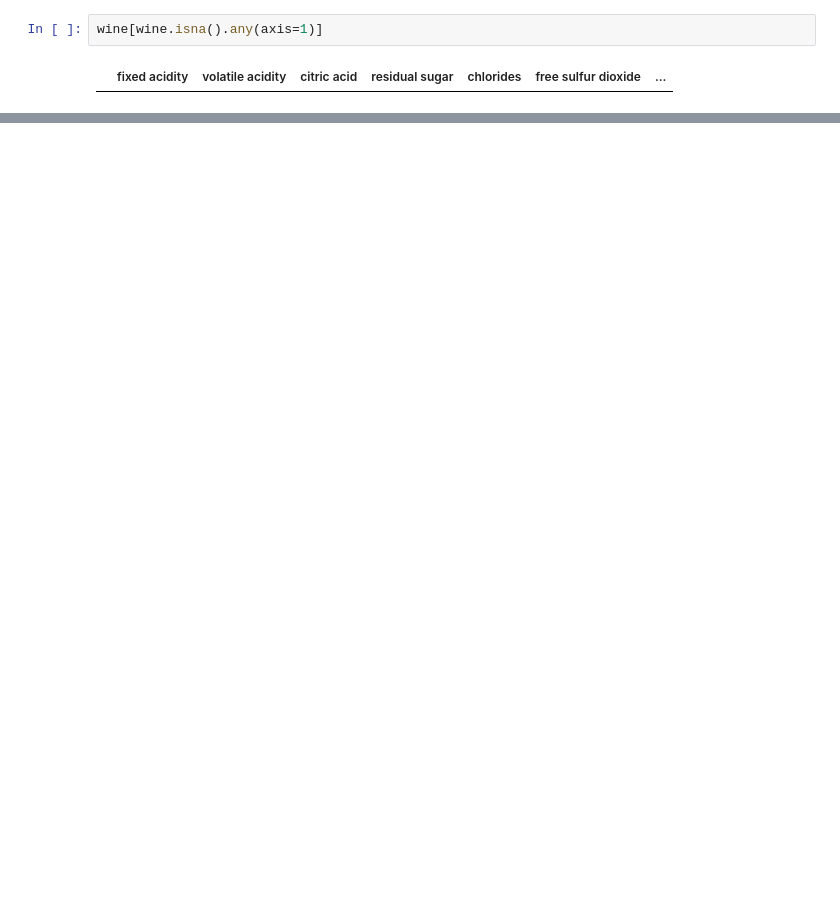
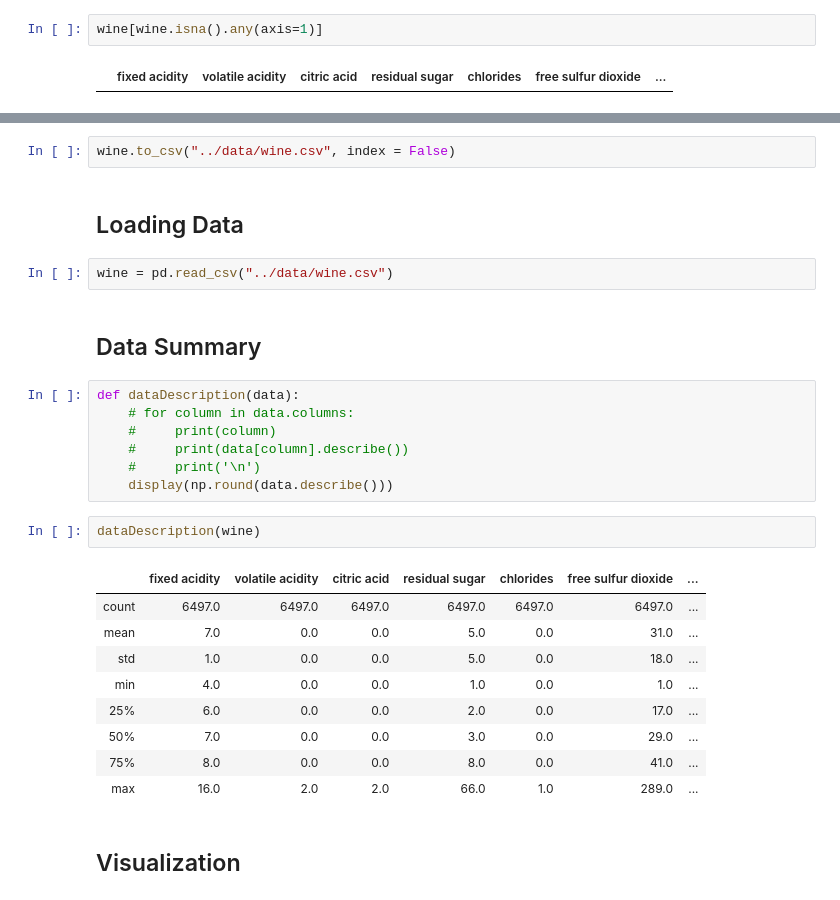
Before and after one commit to Praneethct/PredicitingMissingValues, a Jupyter notebook: wineQuality.ipynb, the cells around one changed output, grey strips where cells are left out. Cells and saved outputs as stored; diff of their text form; blank space fills up the shorter version.

```diff
--- a/wineQuality.ipynb
+++ b/wineQuality.ipynb
@@ -42,0 +49,29 @@ wine[wine.isna().any(axis=1)]
+# %%
+wine.to_csv("../data/wine.csv", index = False)
+# %% [markdown]
+## Loading Data
+# %%
+wine = pd.read_csv("../data/wine.csv")
+# %% [markdown]
+## Data Summary
+# %%
+def dataDescription(data):
+    # for column in data.columns:
+    #     print(column)
+    #     print(data[column].describe())
+    #     print('\n')
+    display(np.round(data.describe()))
+# %%
+dataDescription(wine)
+# %% [output]
+|  | fixed acidity | volatile acidity | citric acid | residual sugar | chlorides | free sulfur dioxide | ... |
+| count | 6497.0 | 6497.0 | 6497.0 | 6497.0 | 6497.0 | 6497.0 | ... |
+| mean | 7.0 | 0.0 | 0.0 | 5.0 | 0.0 | 31.0 | ... |
+| std | 1.0 | 0.0 | 0.0 | 5.0 | 0.0 | 18.0 | ... |
+| min | 4.0 | 0.0 | 0.0 | 1.0 | 0.0 | 1.0 | ... |
+| 25% | 6.0 | 0.0 | 0.0 | 2.0 | 0.0 | 17.0 | ... |
+| 50% | 7.0 | 0.0 | 0.0 | 3.0 | 0.0 | 29.0 | ... |
+| 75% | 8.0 | 0.0 | 0.0 | 8.0 | 0.0 | 41.0 | ... |
+| max | 16.0 | 2.0 | 2.0 | 66.0 | 1.0 | 289.0 | ... |
+# %% [markdown]
+## Visualization
```
Also changed, not shown: parts of 22 cells of this notebook.
